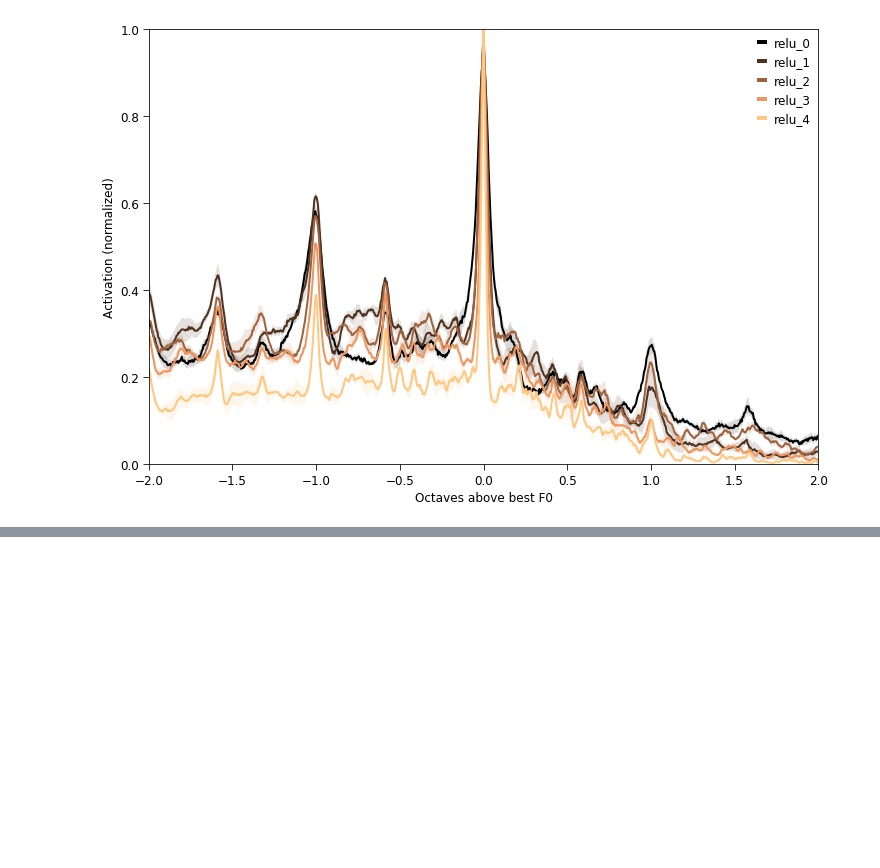
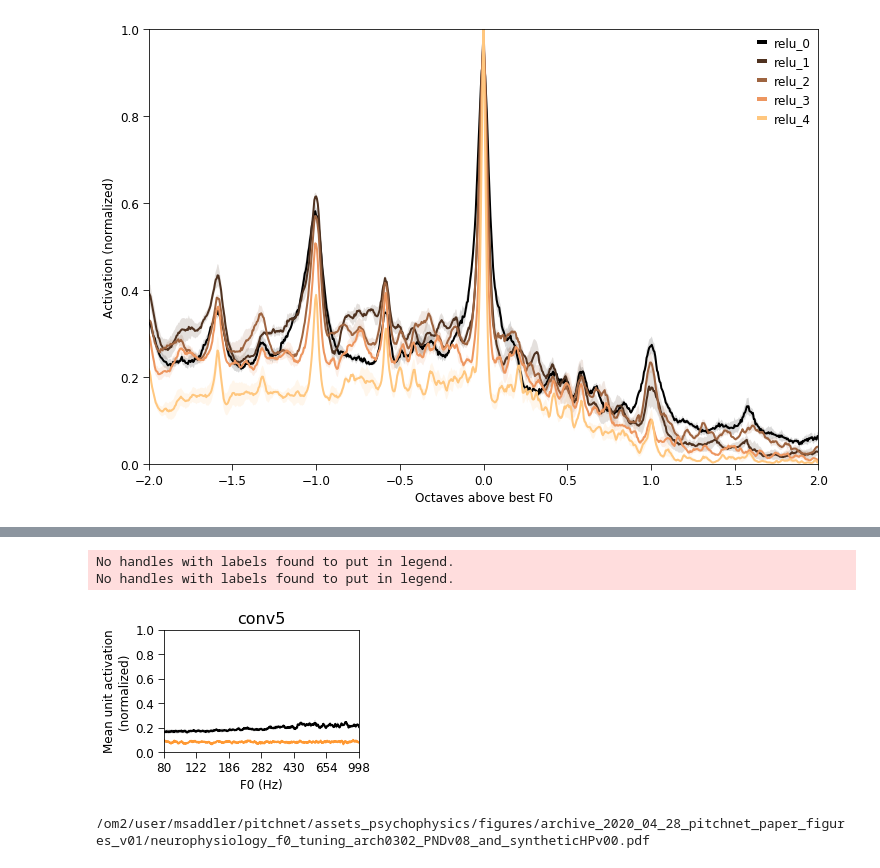
Before and after one commit to msaddler/pitchnet, a Jupyter notebook: notebook_network_neurophysiology.ipynb, the cells around one changed output, grey strips where cells are left out. Drawn from its saved outputs; the diff is of its cells as text; code cells hidden in the pictures; blank space fills up the shorter version.

Commit message:
first pass at network neurophysiology f0 and low harm tuning paper figures

```diff
--- a/notebook_network_neurophysiology.ipynb
+++ b/notebook_network_neurophysiology.ipynb
@@ -315,3 +314,69 @@ No handles with labels found to put in legend.
+# %%
+importlib.reload(util_neurophysiology)
+
+list_key_layer = [
+    'relu_0',
+    'relu_1',
+    'relu_2',
+    'relu_3',
+    'relu_4',
+]
+
+ncols = 1
+nrows = 1
+figsize = (3.5, 2.25)
+
+fig, ax = plt.subplots(nrows=nrows,
+                       ncols=ncols,
+                       figsize=figsize)
+color_list = util_figures.get_color_list(6, cmap_name='gist_heat') # CMAP FOR FILTERING SOUNDS
+color_list = [color_list[idx] for idx in [0, 2, 4]]
+color_list = [color_list[0], color_list[-1]]
+for cidx, model_key in enumerate(model_keys):
+    results_dict_input = results_dicts[model_key]
+    kwargs_plot_update = {'color': color_list[cidx], 'label': None}
+    ax = util_neurophysiology.make_f0_tuning_plot(ax,
+                                                  results_dict_input,
+                                                  restrict_conditions=['relu_4'],
+                                                  kwargs_plot_update=kwargs_plot_update,
+                                                  str_ylabel='Mean unit activation\n(normalized)',
+                                                  str_title='conv5',
+                                                  fontsize_title=16)
+plt.show()
+
+# save_dir = '/om2/user/msaddler/pitchnet/assets_psychophysics/figures/archive_2020_04_28_pitchnet_paper_figures_v01/'
+# save_fn = os.path.join(save_dir, 'neurophysiology_f0_tuning_arch0302_PNDv08_and_syntheticHPv00.pdf')
+# fig.savefig(save_fn, bbox_inches='tight', pad_inches=0)
+# print(save_fn)
+
+
+# fig, ax = plt.subplots(nrows=nrows,
+#                        ncols=ncols,
+#                        figsize=figsize)
+# color_list = util_figures.get_color_list(6, cmap_name='gist_heat') # CMAP FOR FILTERING SOUNDS
+# color_list = [color_list[idx] for idx in [0, 2, 4]]
+# color_list = [color_list[0], color_list[-1]]
+# for cidx, model_key in enumerate(model_keys):
+#     results_dict_input = results_dicts[model_key]
+#     kwargs_plot_update = {'color': color_list[cidx], 'label': None}
+#     ax = util_neurophysiology.make_low_harm_tuning_plot(ax,
+#                                                         results_dict_input,
+#                                                         restrict_conditions=['relu_4'],
+#                                                         kwargs_plot_update=kwargs_plot_update,
+#                                                         str_ylabel='Mean unit activation\n(normalized)',
+#                                                         str_title='conv5',
+#                                                         fontsize_title=16)
+plt.show()
+
+# save_dir = '/om2/user/msaddler/pitchnet/assets_psychophysics/figures/archive_2020_04_28_pitchnet_paper_figures_v01/'
+# save_fn = os.path.join(save_dir, 'neurophysiology_low_harm_tuning_arch0302_PNDv08_and_syntheticHPv00.pdf')
+# fig.savefig(save_fn, bbox_inches='tight', pad_inches=0)
+# print(save_fn)
+# %% [output]
+No handles with labels found to put in legend.
+No handles with labels found to put in legend.
+[figure, added]
+/om2/user/msaddler/pitchnet/assets_psychophysics/figures/archive_2020_04_28_pitchnet_paper_figures_v01/neurophysiology_f0_tuning_arch0302_PNDv08_and_syntheticHPv00.pdf
 # %%
 for k0 in results_dict.keys():
     for k1 in results_dict[k0].keys():
```
Also changed, not shown: parts of 1 cell of this notebook.
